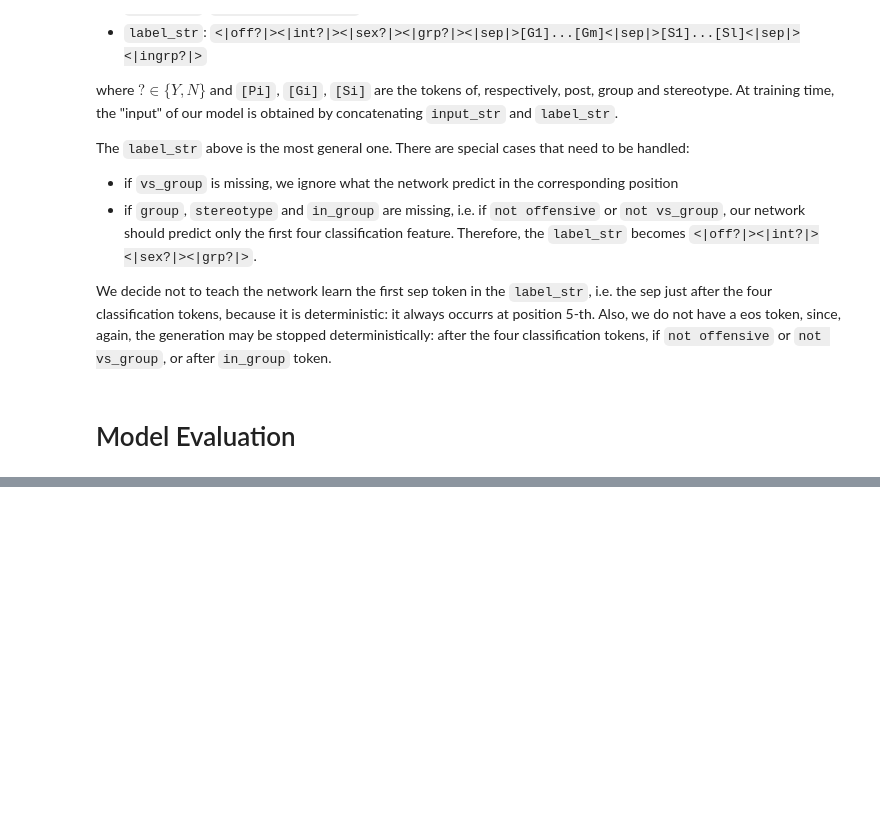
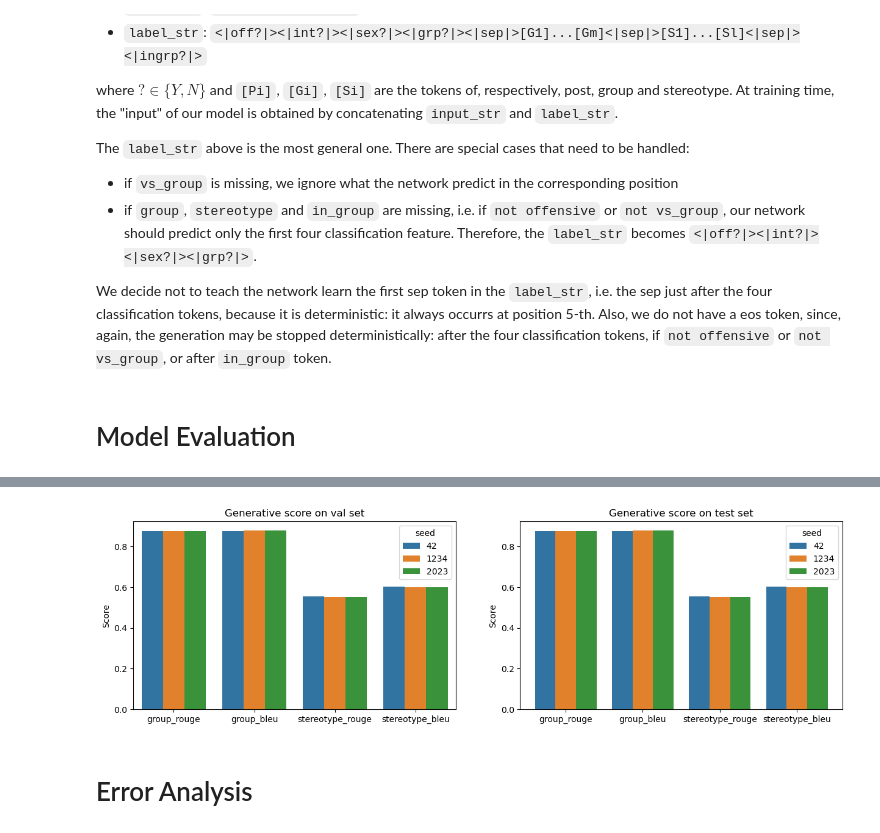
Before and after one commit to matteoperiani2/social_bias_framework, a Jupyter notebook: notebook.ipynb, the cells around one changed output, grey strips where cells are left out. Cells and saved outputs as stored; diff of their text form; code cells hidden in the pictures; blank space fills up the shorter version.

```diff
--- a/notebook.ipynb
+++ b/notebook.ipynb
@@ -1581,0 +1540,10 @@ Error:
+# %%
+predictions_weight = evaluate_generation(predictions_weight, config)
+agg_results = aggregate_generation_results(predictions_weight['group_scores'], predictions_weight['stereotype_scores'])
+print('\t'*7,'Weighted CrossEntropy loss results')
+print_generations_results(agg_results)
+
+predictions_no_weight = evaluate_generation(predictions_no_weight, config)
+agg_results = aggregate_generation_results(predictions_no_weight['group_scores'], predictions_no_weight['stereotype_scores'])
+print('\t'*8,'Default loss results')
+print_generations_results(agg_results)
@@ -1634,0 +1618,20 @@ black people
+# %%
+results = {}
+for split in ['val', 'test']:
+    split_res = {}
+    for preds,ckpt in zip(predictions[split], checkpoints):
+        preds = evaluate_generation(preds, config)
+        # preds.save_to_disk(os.path.join(config.data.predictions, split, ckpt_name))
+        agg_results = aggregate_generation_results(
+            preds['group_scores'],
+            preds['stereotype_scores']
+        )
+        seed = ckpt.split("_")[-1]
+        split_res[seed] = agg_results
+    results[split] = split_res
+# %%
+plot_generative_results(results)
+# %% [output]
+[figure, added]
+# %% [markdown]
+# Error Analysis
```
Also changed, not shown: parts of 24 cells of this notebook, 3 other files.
